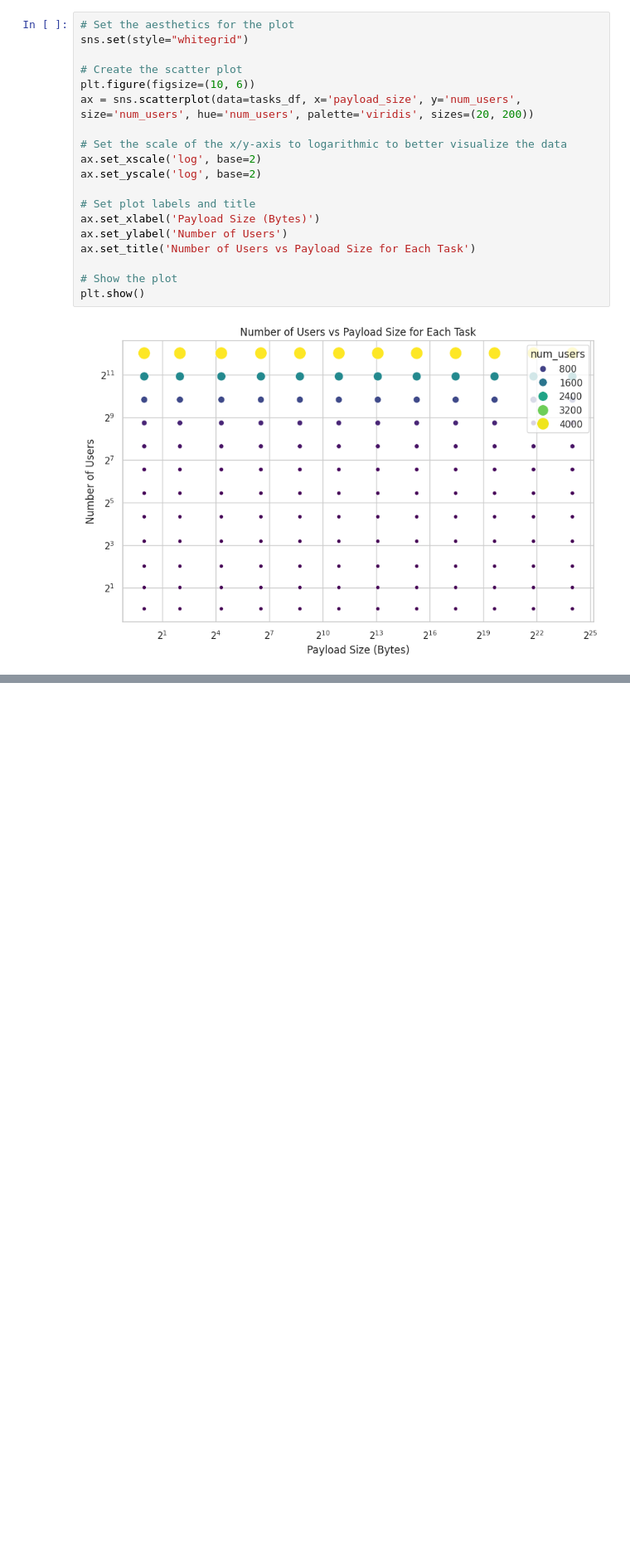
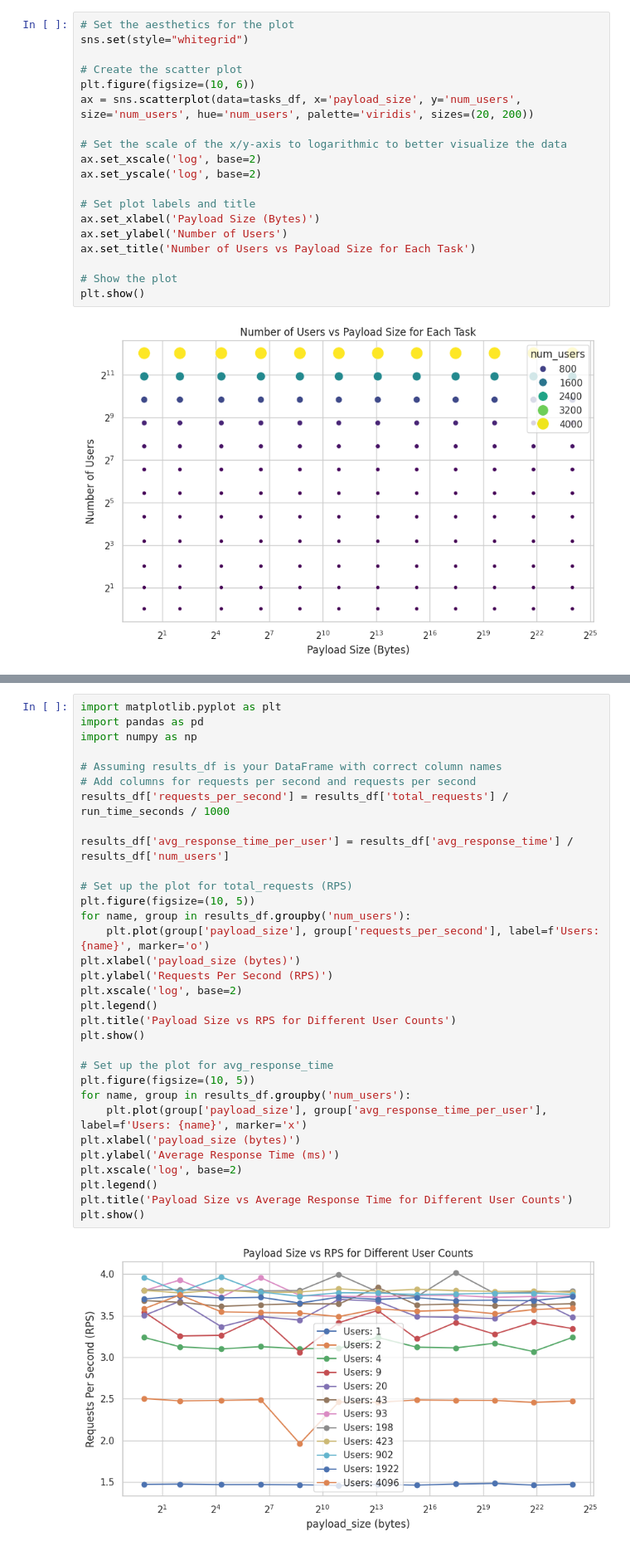
Before and after one commit to psaghelyi/pystorage, a Jupyter notebook: analysis/testing.ipynb, the cells around one changed output, grey strips where cells are left out. Shown: that part at 83% size. Drawn from its saved outputs; the diff is of its cells as text; blank space fills up the shorter version.

```diff
--- a/analysis/testing.ipynb
+++ b/analysis/testing.ipynb
@@ -172,0 +331,34 @@ plt.show()
+# %%
+import matplotlib.pyplot as plt
+import pandas as pd
+import numpy as np
+
+# Assuming results_df is your DataFrame with correct column names
+# Add columns for requests per second and requests per second
+results_df['requests_per_second'] = results_df['total_requests'] / run_time_seconds / 1000
+
+results_df['avg_response_time_per_user'] = results_df['avg_response_time'] / results_df['num_users']
+
+# Set up the plot for total_requests (RPS)
+plt.figure(figsize=(10, 5))
+for name, group in results_df.groupby('num_users'):
+    plt.plot(group['payload_size'], group['requests_per_second'], label=f'Users: {name}', marker='o')
+plt.xlabel('payload_size (bytes)')
+plt.ylabel('Requests Per Second (RPS)')
+plt.xscale('log', base=2)
+plt.legend()
+plt.title('Payload Size vs RPS for Different User Counts')
+plt.show()
+
+# Set up the plot for avg_response_time
+plt.figure(figsize=(10, 5))
+for name, group in results_df.groupby('num_users'):
+    plt.plot(group['payload_size'], group['avg_response_time_per_user'], label=f'Users: {name}', marker='x')
+plt.xlabel('payload_size (bytes)')
+plt.ylabel('Average Response Time (ms)')
+plt.xscale('log', base=2)
+plt.legend()
+plt.title('Payload Size vs Average Response Time for Different User Counts')
+plt.show()
+# %% [output]
+[figure, added]
```
Also changed, not shown: parts of 8 cells of this notebook, 8 other files.
